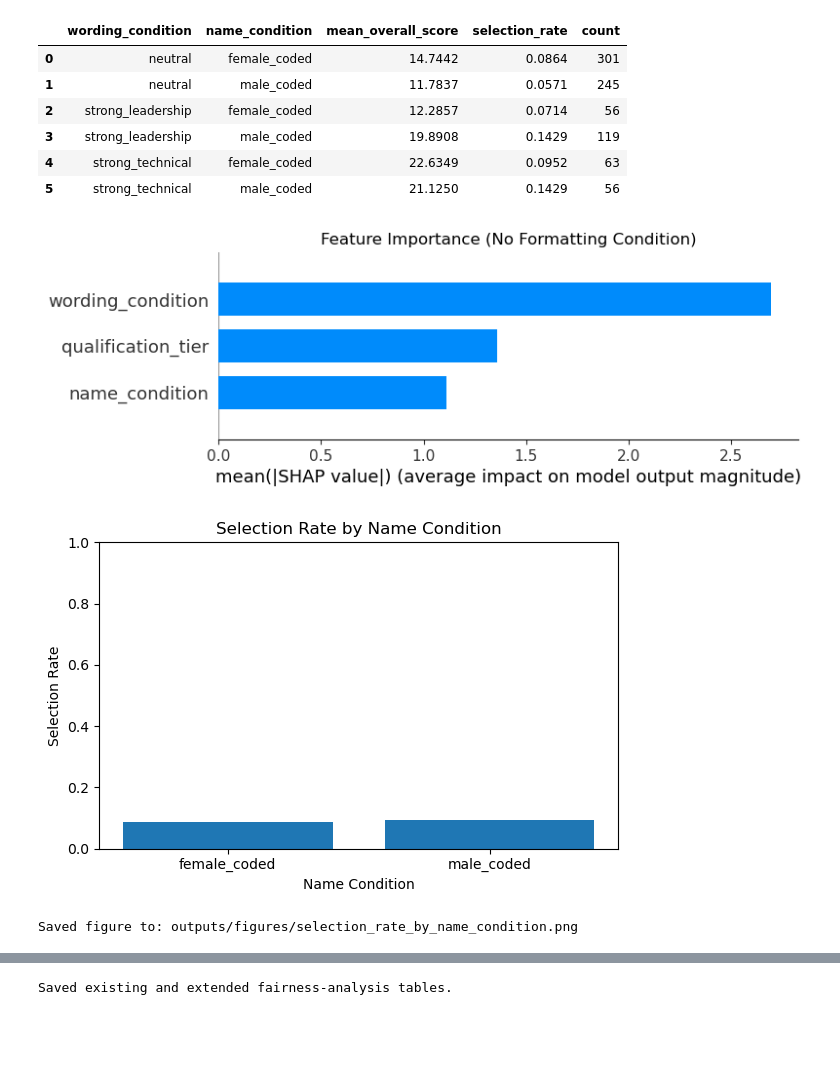
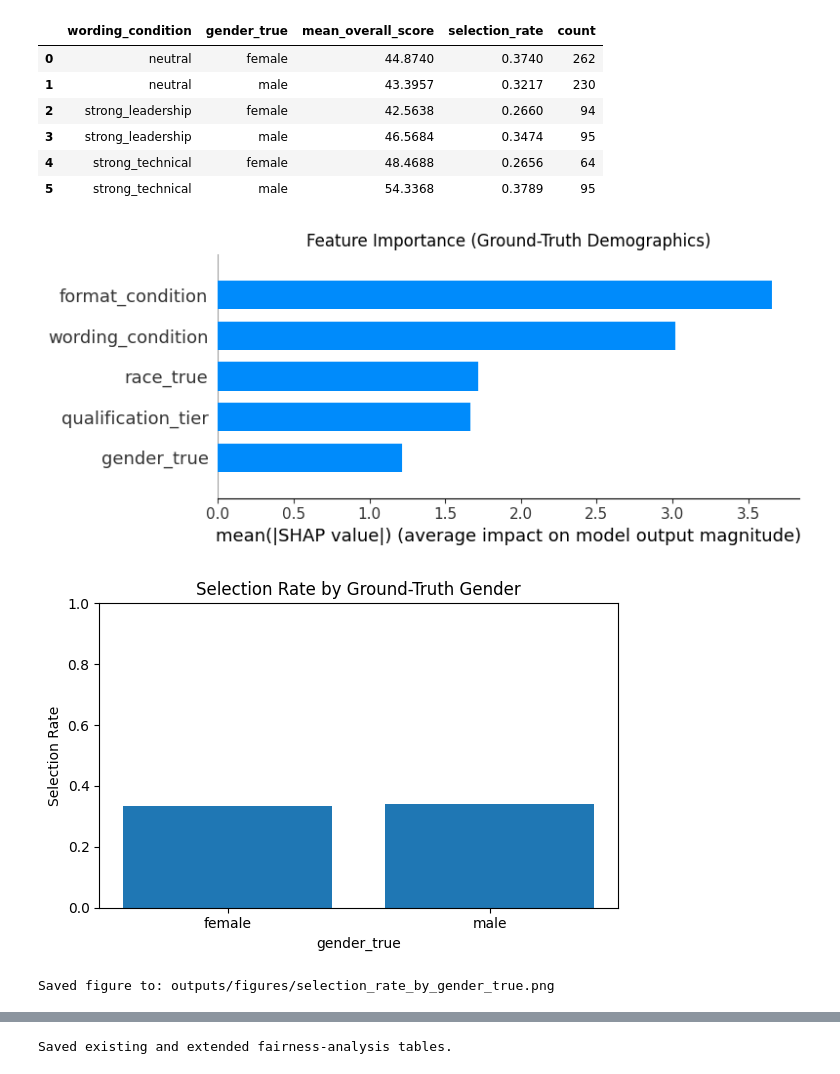
Before and after one commit to ryanztung/531_final_project, a Jupyter notebook: Analysis Pipeline/Analysis_Pipeline_updated.ipynb, the cells around one changed output, grey strips where cells are left out. Saved outputs shown, nothing was run; the diff lists cells and outputs as text; code cells hidden in the pictures; blank space fills up the shorter version.

Commit message:
new changes and visualizations for ground truthed data

```diff
--- a/Analysis Pipeline/Analysis_Pipeline_updated.ipynb
+++ b/Analysis Pipeline/Analysis_Pipeline_updated.ipynb
@@ -51,13 +51,16 @@ REQUIRED_COLUMNS = [
     "leadership_score",
     "experience_score",
     "skills_score",
+    "race_predicted",
+    "race_true",
+    "gender_true",
 ]
 
 VALID_NAME_CONDITIONS = {"male_coded", "female_coded"}
 VALID_WORDING_CONDITIONS = {"neutral", "strong_leadership", "strong_technical"}
-VALID_QUALIFICATION_TIERS = {"high", "medium", "mid", "low"}
+VALID_QUALIFICATION_TIERS = {"senior", "junior", "high", "medium", "mid", "low"}
 VALID_HIRE_DECISIONS_TEXT = {"hire", "reject", "consider"}
-CSV_PATH = Path("/Users/kavinphabiani/Documents/USC/DSCI531/531_final_project/final/Analysis Pipeline/similarity_scores_all .csv")
+CSV_PATH = Path("similarity_scores_all.csv")
 # %%
 def load_and_prepare_outputs(
     csv_path: Path,
@@ -83,6 +86,9 @@ def load_and_prepare_outputs(
             "strong_technical": "strong_technical",
             "strong_leadership": "strong_leadership",
         })
+        for col in ["name_condition", "race_predicted", "race_true", "gender_true"]:
+            if col in df.columns:
+                df[col] = df[col].astype(str).str.strip().str.lower()
 
     df["hire_decision_raw"] = df["hire_decision"].astype(str).str.strip().str.lower()
 
@@ -460,9 +513,9 @@ display(report_paragraphs_df)
 | 3 | Interpretation is conservative: s... |
 # %%
 def group_interaction_summary(df: pd.DataFrame) -> pd.DataFrame:
-    # Summary without pairing
+    # Wording x ground-truth gender summary (no pairing)
     interaction = (
-        df.groupby(["wording_condition", "name_condition"], as_index=False)
+        df.groupby(["wording_condition", "gender_true"], as_index=False)
         .agg(
             mean_overall_score=("overall_score", "mean"),
             selection_rate=("hire_decision", "mean"),
@@ -475,61 +528,61 @@ def group_interaction_summary(df: pd.DataFrame) -> pd.DataFrame:
 interaction_df = group_interaction_summary(df)
 display(interaction_df)
 # %% [output]
-|  | wording_condition | name_condition | mean_overall_score | selection_rate | count |
-| 0 | neutral | female_coded | 14.7442 | 0.0864 | 301 |
-| 1 | neutral | male_coded | 11.7837 | 0.0571 | 245 |
-| 2 | strong_leadership | female_coded | 12.2857 | 0.0714 | 56 |
-| 3 | strong_leadership | male_coded | 19.8908 | 0.1429 | 119 |
-| 4 | strong_technical | female_coded | 22.6349 | 0.0952 | 63 |
-| 5 | strong_technical | male_coded | 21.1250 | 0.1429 | 56 |
+|  | wording_condition | gender_true | mean_overall_score | selection_rate | count |
+| 0 | neutral | female | 44.8740 | 0.3740 | 262 |
+| 1 | neutral | male | 43.3957 | 0.3217 | 230 |
+| 2 | strong_leadership | female | 42.5638 | 0.2660 | 94 |
+| 3 | strong_leadership | male | 46.5684 | 0.3474 | 95 |
+| 4 | strong_technical | female | 48.4688 | 0.2656 | 64 |
+| 5 | strong_technical | male | 54.3368 | 0.3789 | 95 |
 # %%
 import shap
 from sklearn.ensemble import RandomForestRegressor
 
-# 1. Prepare data for the model
+# 1. Prepare data for the model using GROUND-TRUTH demographics
 df_ml = df.copy()
-# Removed 'format_condition' from encoding
-for col in ['name_condition', 'wording_condition', 'qualification_tier']:
+for col in ['gender_true', 'race_true', 'wording_condition', 'qualification_tier', 'format_condition']:
     df_ml[col] = df_ml[col].astype('category').cat.codes
 
-# Removed 'format_condition' from features
-X = df_ml[['name_condition', 'wording_condition', 'qualification_tier']]
+X = df_ml[['gender_true', 'race_true', 'wording_condition', 'qualification_tier', 'format_condition']]
 y = df_ml['overall_score']
 
 # 2. Train a "Proxy Model"
 model = RandomForestRegressor(n_estimators=100, random_state=42)
 model.fit(X, y)
 
 # 3. Calculate SHAP values
 explainer = shap.TreeExplainer(model)
 shap_values = explainer.shap_values(X)
 
 # 4. Visualize feature importance
 plt.figure(figsize=(8, 5))
 shap.summary_plot(shap_values, X, plot_type="bar", show=False)
-plt.title("Feature Importance (No Formatting Condition)")
+plt.title("Feature Importance (Ground-Truth Demographics)")
+plt.tight_layout()
+plt.savefig(FIG_DIR / 'shap_feature_importance.png', dpi=200, bbox_inches='tight')
 plt.show()
 # %% [output]
-[figure, old version]
+[figure, new version]
 # %%
-plot_df = df.groupby("name_condition", as_index=False)["hire_decision"].mean()
+plot_df = df.groupby("gender_true", as_index=False)["hire_decision"].mean()
 plot_df = plot_df.rename(columns={"hire_decision": "selection_rate"})
 
 plt.figure(figsize=(6, 4))
-plt.bar(plot_df["name_condition"], plot_df["selection_rate"])
-plt.title("Selection Rate by Name Condition")
-plt.xlabel("Name Condition")
+plt.bar(plot_df["gender_true"], plot_df["selection_rate"])
+plt.title("Selection Rate by Ground-Truth Gender")
+plt.xlabel("gender_true")
 plt.ylabel("Selection Rate")
 plt.ylim(0, 1)
 plt.tight_layout()
 
-fig_path = FIG_DIR / "selection_rate_by_name_condition.png"
+fig_path = FIG_DIR / "selection_rate_by_gender_true.png"
 plt.savefig(fig_path, dpi=200)
 plt.show()
 
 print(f"Saved figure to: {fig_path}")
 # %% [output]
-[figure, old version]
+[figure, new version]
-Saved figure to: outputs/figures/selection_rate_by_name_condition.png
+Saved figure to: outputs/figures/selection_rate_by_gender_true.png
 # %%
 plot_df = (
```
Also changed, not shown: parts of 16 cells of this notebook, 46 other files.
